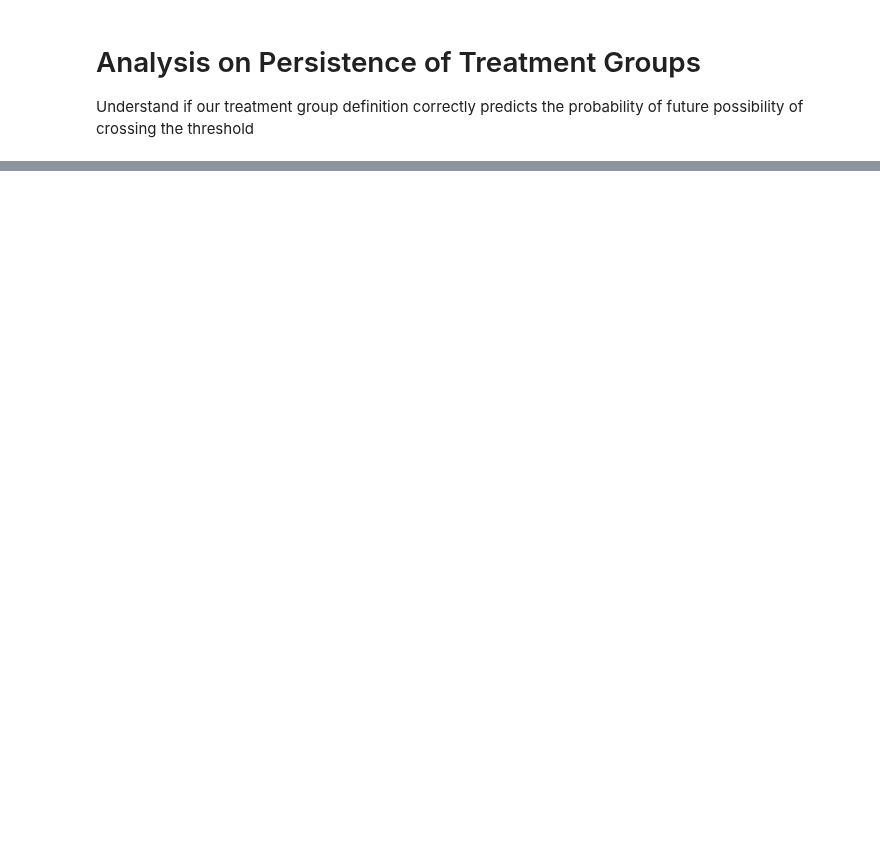
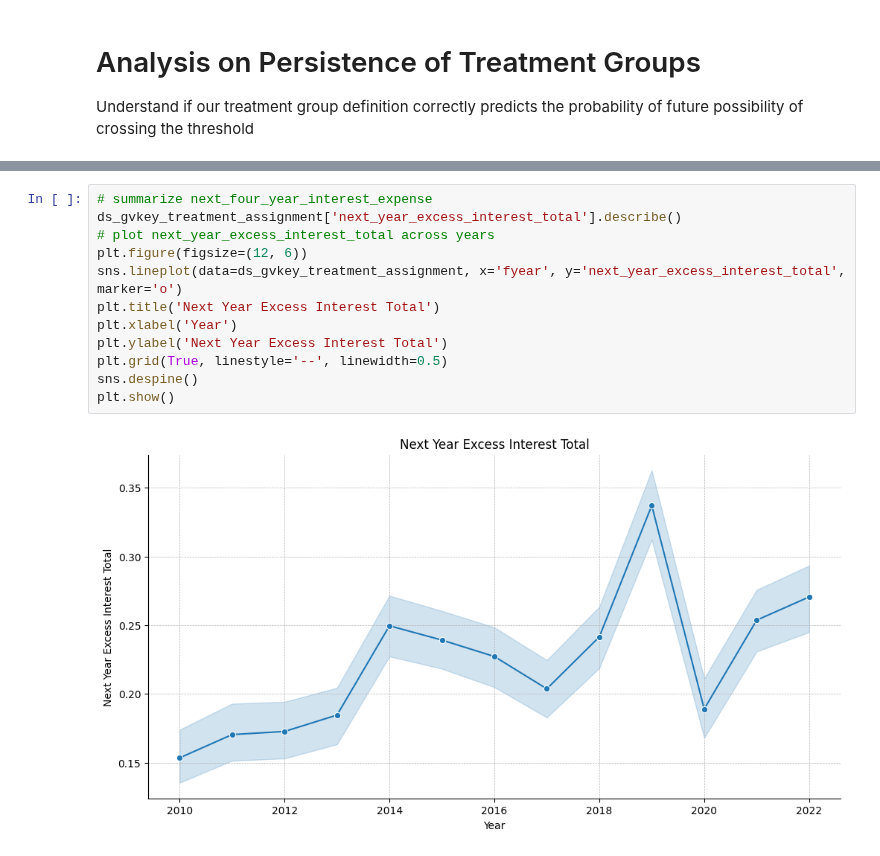
Before and after one commit to zirui-song/interest-deductibility-and-debt-contracting, a Jupyter notebook: Dealscan_Analysis.ipynb, the cells around one changed output, grey strips where cells are left out. Saved outputs shown, nothing was run; the diff lists cells and outputs as text; blank space fills up the shorter version.

```diff
--- a/Dealscan_Analysis.ipynb
+++ b/Dealscan_Analysis.ipynb
@@ -2003,0 +2011,14 @@ plt.show()
+# %%
+# summarize next_four_year_interest_expense
+ds_gvkey_treatment_assignment['next_year_excess_interest_total'].describe()
+# plot next_year_excess_interest_total across years
+plt.figure(figsize=(12, 6))
+sns.lineplot(data=ds_gvkey_treatment_assignment, x='fyear', y='next_year_excess_interest_total', marker='o')
+plt.title('Next Year Excess Interest Total')
+plt.xlabel('Year')
+plt.ylabel('Next Year Excess Interest Total')
+plt.grid(True, linestyle='--', linewidth=0.5)
+sns.despine()
+plt.show()
+# %% [output]
+[figure, added]
```
Also changed, not shown: parts of 6 cells of this notebook, 6 other files.
